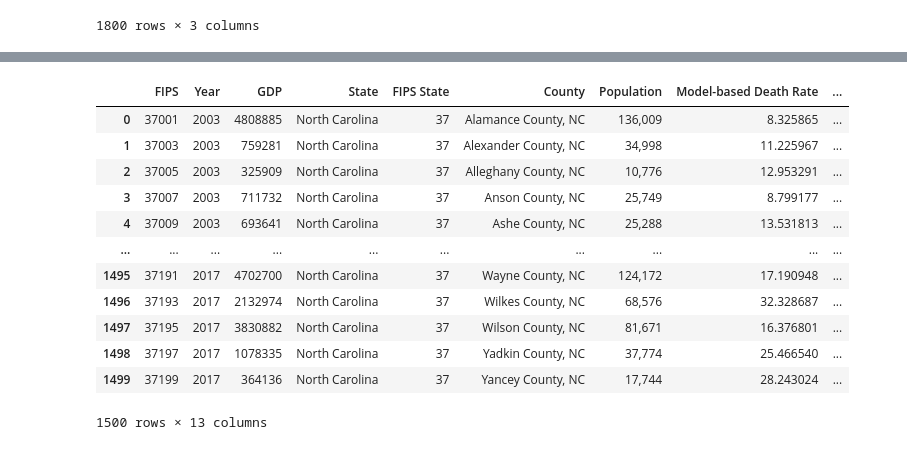
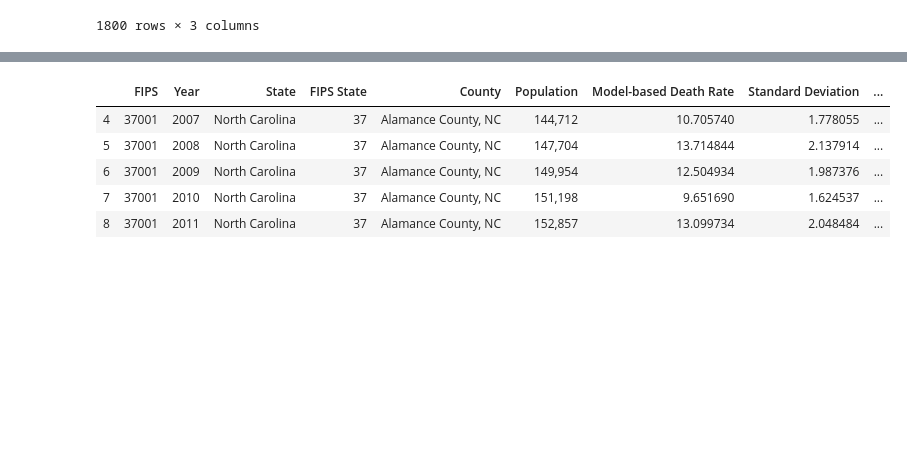
Before and after one commit to calebsanfo/CS216-Final, a Jupyter notebook: analysis.ipynb, the cells around one changed output, grey strips where cells are left out. Drawn from its saved outputs; the diff is of its cells as text; code cells hidden in the pictures; blank space fills up the shorter version.

```diff
--- a/analysis.ipynb
+++ b/analysis.ipynb
@@ -62,16 +166,10 @@ new_df = pd.merge(gdp, drug,  how='right', left_on=['FIPS','Year'], right_on = [
-# %%
-new_df
-# %% [output]
-|  | FIPS | Year | GDP | State | FIPS State | County | Population | Model-based Death Rate | ... |
-| 0 | 37001 | 2003 | 4808885 | North Carolina | 37 | Alamance County, NC | 136,009 | 8.325865 | ... |
-| 1 | 37003 | 2003 | 759281 | North Carolina | 37 | Alexander County, NC | 34,998 | 11.225967 | ... |
-| 2 | 37005 | 2003 | 325909 | North Carolina | 37 | Alleghany County, NC | 10,776 | 12.953291 | ... |
-| 3 | 37007 | 2003 | 711732 | North Carolina | 37 | Anson County, NC | 25,749 | 8.799177 | ... |
-| 4 | 37009 | 2003 | 693641 | North Carolina | 37 | Ashe County, NC | 25,288 | 13.531813 | ... |
-| ... | ... | ... | ... | ... | ... | ... | ... | ... | ... |
-| 1495 | 37191 | 2017 | 4702700 | North Carolina | 37 | Wayne County, NC | 124,172 | 17.190948 | ... |
-| 1496 | 37193 | 2017 | 2132974 | North Carolina | 37 | Wilkes County, NC | 68,576 | 32.328687 | ... |
-| 1497 | 37195 | 2017 | 3830882 | North Carolina | 37 | Wilson County, NC | 81,671 | 16.376801 | ... |
-| 1498 | 37197 | 2017 | 1078335 | North Carolina | 37 | Yadkin County, NC | 37,774 | 25.466540 | ... |
-| 1499 | 37199 | 2017 | 364136 | North Carolina | 37 | Yancey County, NC | 17,744 | 28.243024 | ... |
-1500 rows × 13 columns
+# %%
+new_drug = drug[drug['Year']>2006]
+new_drug.head()
+# %% [output]
+|  | FIPS | Year | State | FIPS State | County | Population | Model-based Death Rate | Standard Deviation | ... |
+| 4 | 37001 | 2007 | North Carolina | 37 | Alamance County, NC | 144,712 | 10.705740 | 1.778055 | ... |
+| 5 | 37001 | 2008 | North Carolina | 37 | Alamance County, NC | 147,704 | 13.714844 | 2.137914 | ... |
+| 6 | 37001 | 2009 | North Carolina | 37 | Alamance County, NC | 149,954 | 12.504934 | 1.987376 | ... |
+| 7 | 37001 | 2010 | North Carolina | 37 | Alamance County, NC | 151,198 | 9.651690 | 1.624537 | ... |
+| 8 | 37001 | 2011 | North Carolina | 37 | Alamance County, NC | 152,857 | 13.099734 | 2.048484 | ... |
```
Also changed, not shown: parts of 7 cells of this notebook.
